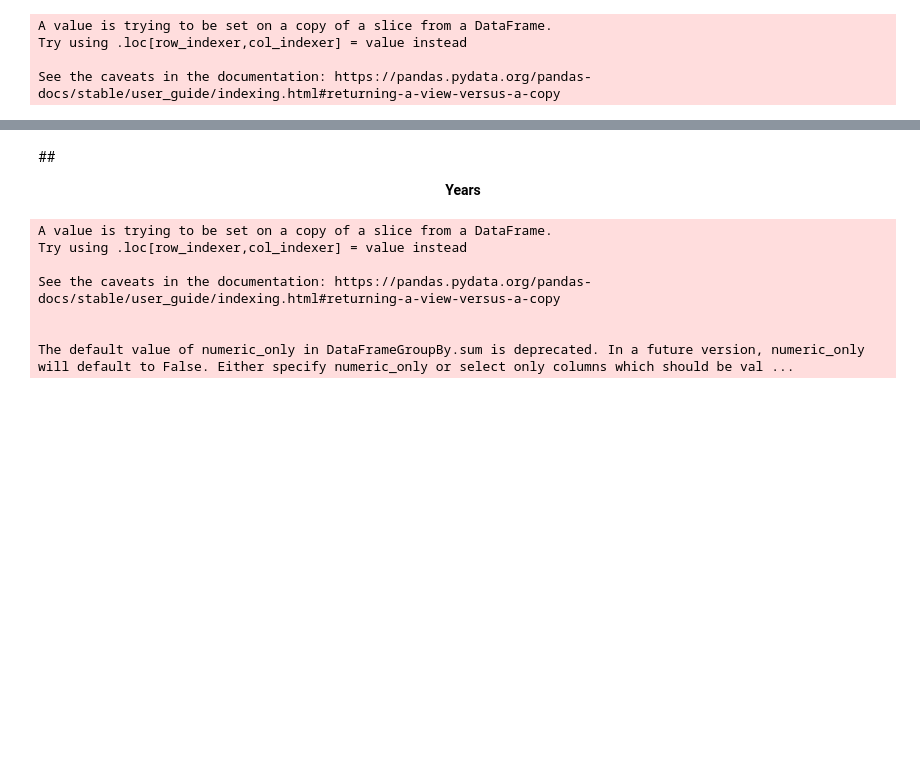
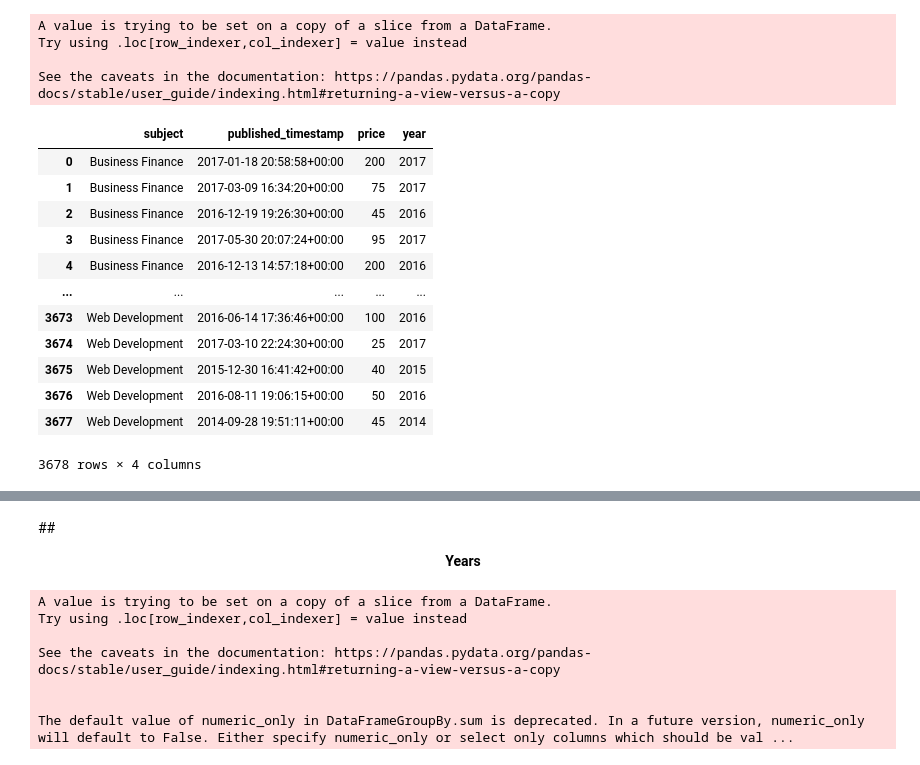
Before and after one commit to Elma-dev/Udemy_courses_Analyses, a Jupyter notebook: Udemy_courses_Analyse.ipynb, the cells around one changed output, grey strips where cells are left out. Cells and saved outputs as stored; diff of their text form; code cells hidden in the pictures; blank space fills up the shorter version.

```diff
--- a/Udemy_courses_Analyse.ipynb
+++ b/Udemy_courses_Analyse.ipynb
@@ -125,3 +142,19 @@ A value is trying to be set on a copy of a slice from a DataFrame.
 Try using .loc[row_indexer,col_indexer] = value instead
 
 See the caveats in the documentation: https://pandas.pydata.org/pandas-docs/stable/user_guide/indexing.html#returning-a-view-versus-a-copy
+# %%
+date_subject
+# %% [output]
+|  | subject | published_timestamp | price | year |
+| 0 | Business Finance | 2017-01-18 20:58:58+00:00 | 200 | 2017 |
+| 1 | Business Finance | 2017-03-09 16:34:20+00:00 | 75 | 2017 |
+| 2 | Business Finance | 2016-12-19 19:26:30+00:00 | 45 | 2016 |
+| 3 | Business Finance | 2017-05-30 20:07:24+00:00 | 95 | 2017 |
+| 4 | Business Finance | 2016-12-13 14:57:18+00:00 | 200 | 2016 |
+| ... | ... | ... | ... | ... |
+| 3673 | Web Development | 2016-06-14 17:36:46+00:00 | 100 | 2016 |
+| 3674 | Web Development | 2017-03-10 22:24:30+00:00 | 25 | 2017 |
+| 3675 | Web Development | 2015-12-30 16:41:42+00:00 | 40 | 2015 |
+| 3676 | Web Development | 2016-08-11 19:06:15+00:00 | 50 | 2016 |
+| 3677 | Web Development | 2014-09-28 19:51:11+00:00 | 45 | 2014 |
+3678 rows × 4 columns
```
Also changed, not shown: parts of 12 cells of this notebook.
